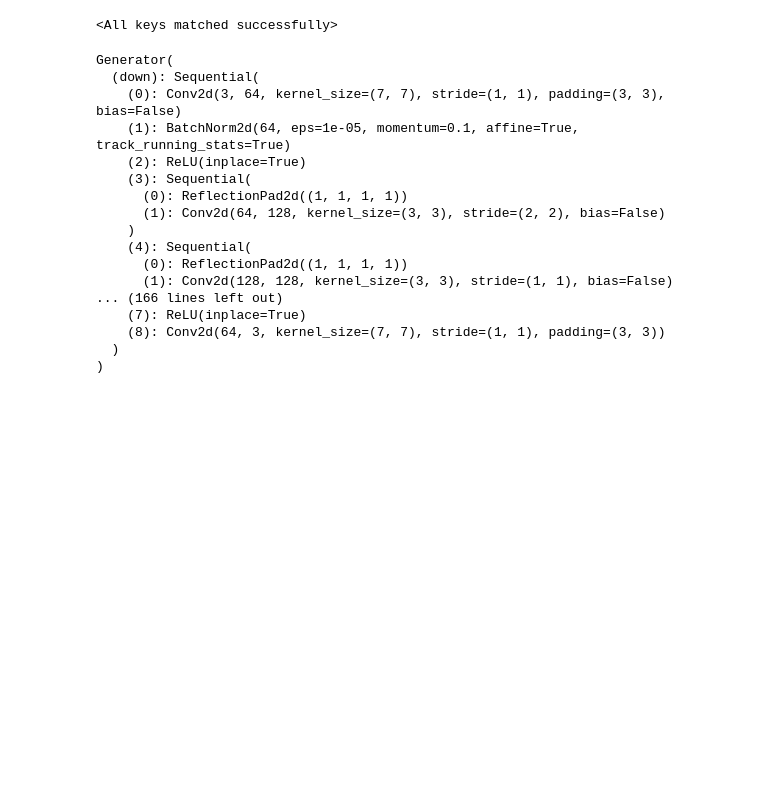
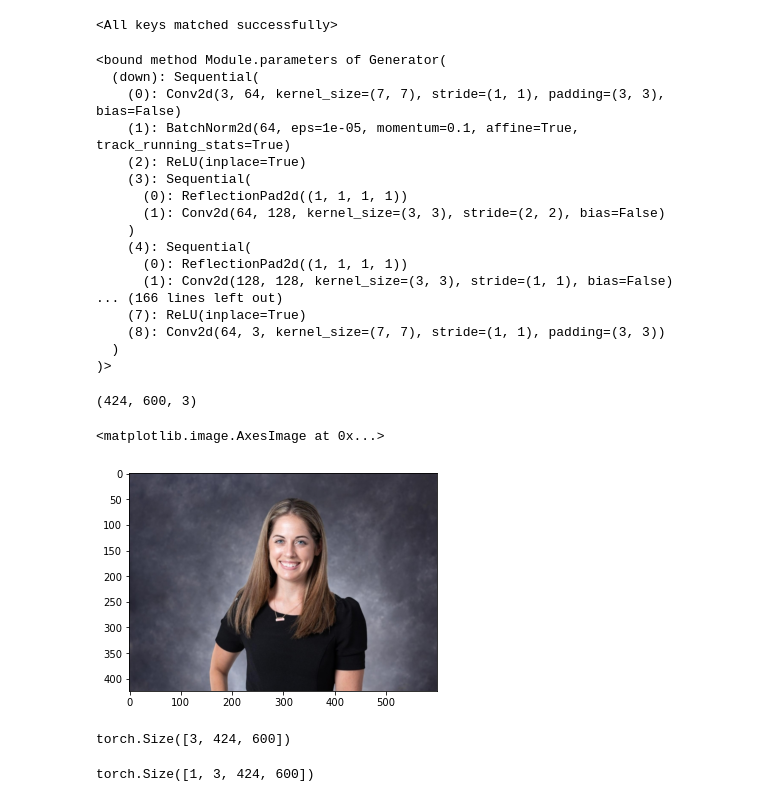
Before and after one commit to msaad1311/Cartoonify, a Jupyter notebook: ImagesCartoonify/Images.ipynb, the cells around one changed output. Drawn from its saved outputs; the diff is of its cells as text; code cells hidden in the pictures; blank space fills up the shorter version.

Commit message:
updated the code to cartoonize the image

```diff
--- a/ImagesCartoonify/Images.ipynb
+++ b/ImagesCartoonify/Images.ipynb
@@ -25,9 +26,9 @@ generator.load_state_dict(torch.load('./checkpoints/trained_netG.pth'))
 # %% [output]
 <All keys matched successfully>
 # %%
-generator
+generator.parameters
 # %% [output]
-Generator(
+<bound method Module.parameters of Generator(
   (down): Sequential(
     (0): Conv2d(3, 64, kernel_size=(7, 7), stride=(1, 1), padding=(3, 3), bias=False)
     (1): BatchNorm2d(64, eps=1e-05, momentum=0.1, affine=True, track_running_stats=True)
@@ -43,4 +44,4 @@ Generator(
     (7): ReLU(inplace=True)
     (8): Conv2d(64, 3, kernel_size=(7, 7), stride=(1, 1), padding=(3, 3))
   )
-)
+)>
@@ -46,0 +59,23 @@ Generator(
+# %%
+## Testing the model
+
+img = cv2.imread('./Images/image_girl.png')
+img = cv2.cvtColor(img,cv2.COLOR_BGR2RGB)
+img.shape
+# %% [output]
+(424, 600, 3)
+# %%
+plt.imshow(img)
+# %% [output]
+<matplotlib.image.AxesImage at 0x...>
+[figure, added]
+# %%
+tensor_img = transforms(img)
+tensor_img.shape
+# %% [output]
+torch.Size([3, 424, 600])
+# %%
+tensor_img = tensor_img.unsqueeze(0)
+tensor_img.shape
+# %% [output]
+torch.Size([1, 3, 424, 600])
```
Also changed, not shown: parts of 12 cells of this notebook, 3 other files.
